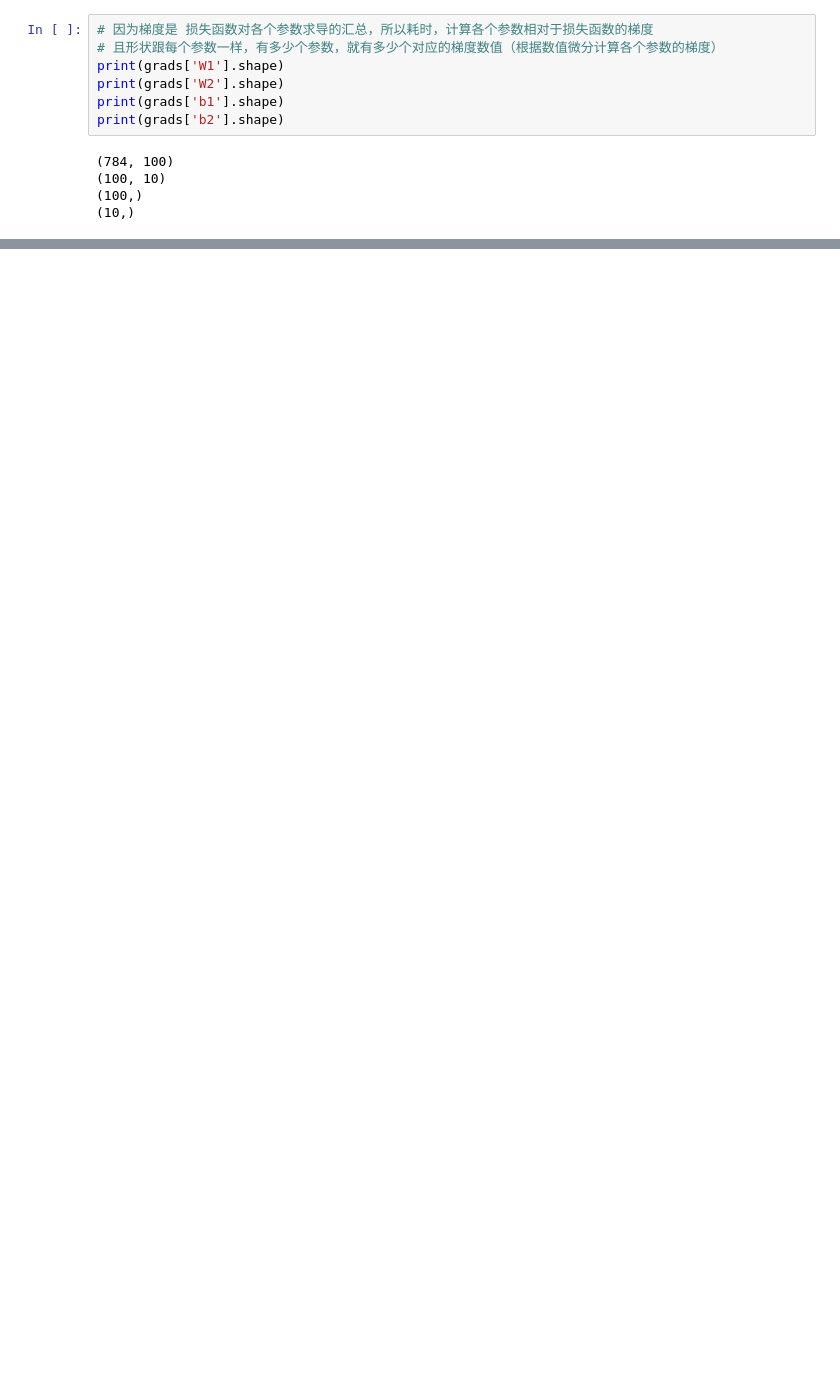
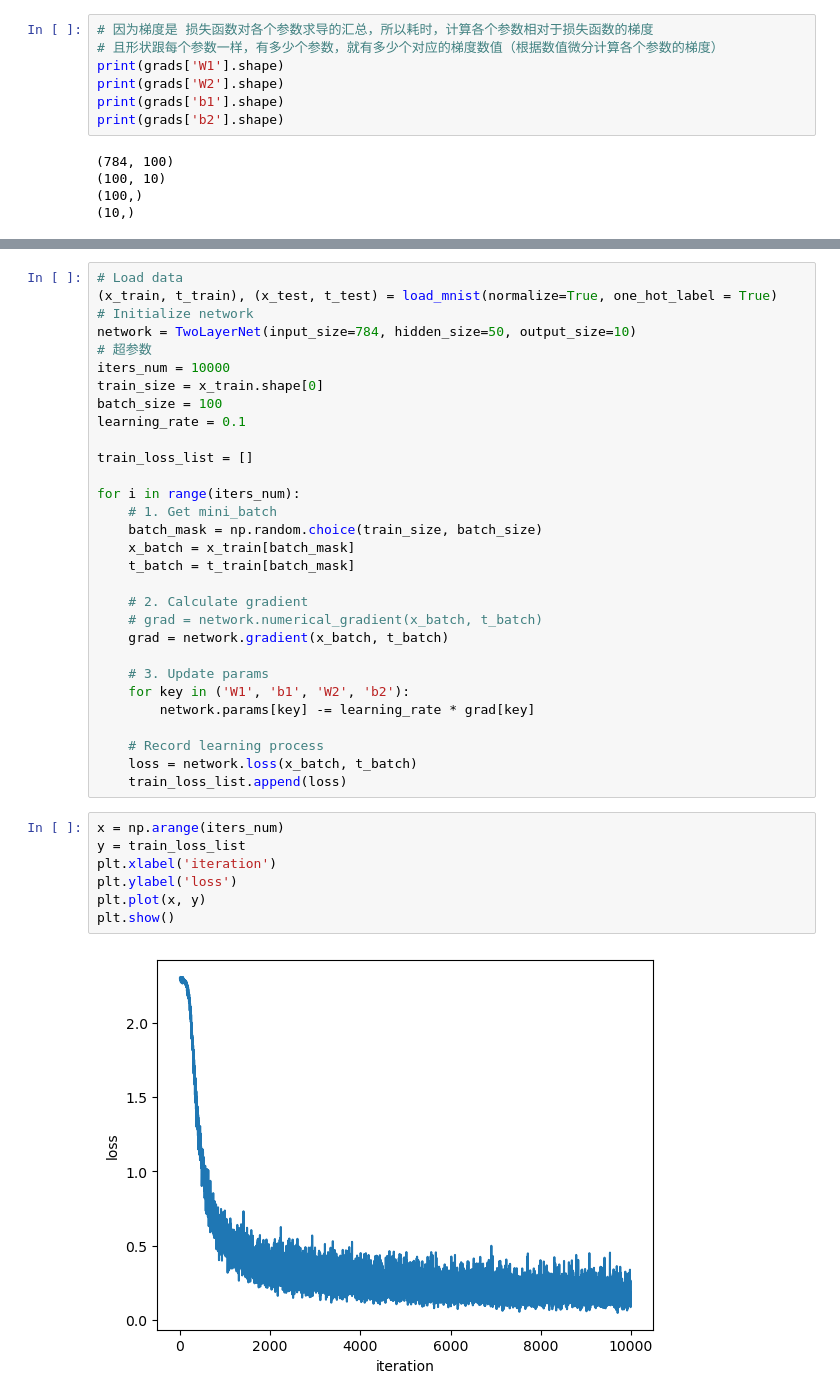
Before and after one commit to Shao0203/aiyaha, a Jupyter notebook: s4_neural_network_training.ipynb, the cells around one changed output, grey strips where cells are left out. Cells and saved outputs as stored; diff of their text form; blank space fills up the shorter version.

Commit message:
Chapter 4 completed: 4.5 mini-batch implement, and evaluate training acc and testing acc.

```diff
--- a/s4_neural_network_training.ipynb
+++ b/s4_neural_network_training.ipynb
@@ -523,0 +554,39 @@ print(grads['b2'].shape)
+# %%
+# Load data
+(x_train, t_train), (x_test, t_test) = load_mnist(normalize=True, one_hot_label = True)
+# Initialize network
+network = TwoLayerNet(input_size=784, hidden_size=50, output_size=10)
+# 超参数
+iters_num = 10000
+train_size = x_train.shape[0]
+batch_size = 100
+learning_rate = 0.1
+
+train_loss_list = []
+
+for i in range(iters_num):
+    # 1. Get mini_batch
+    batch_mask = np.random.choice(train_size, batch_size)
+    x_batch = x_train[batch_mask]
+    t_batch = t_train[batch_mask]
+
+    # 2. Calculate gradient
+    # grad = network.numerical_gradient(x_batch, t_batch)
+    grad = network.gradient(x_batch, t_batch)
+
+    # 3. Update params
+    for key in ('W1', 'b1', 'W2', 'b2'):
+        network.params[key] -= learning_rate * grad[key]
+
+    # Record learning process
+    loss = network.loss(x_batch, t_batch)
+    train_loss_list.append(loss)
+# %%
+x = np.arange(iters_num)
+y = train_loss_list
+plt.xlabel('iteration')
+plt.ylabel('loss')
+plt.plot(x, y)
+plt.show()
+# %% [output]
+[figure, added]
```
Also changed, not shown: parts of 7 cells of this notebook.
